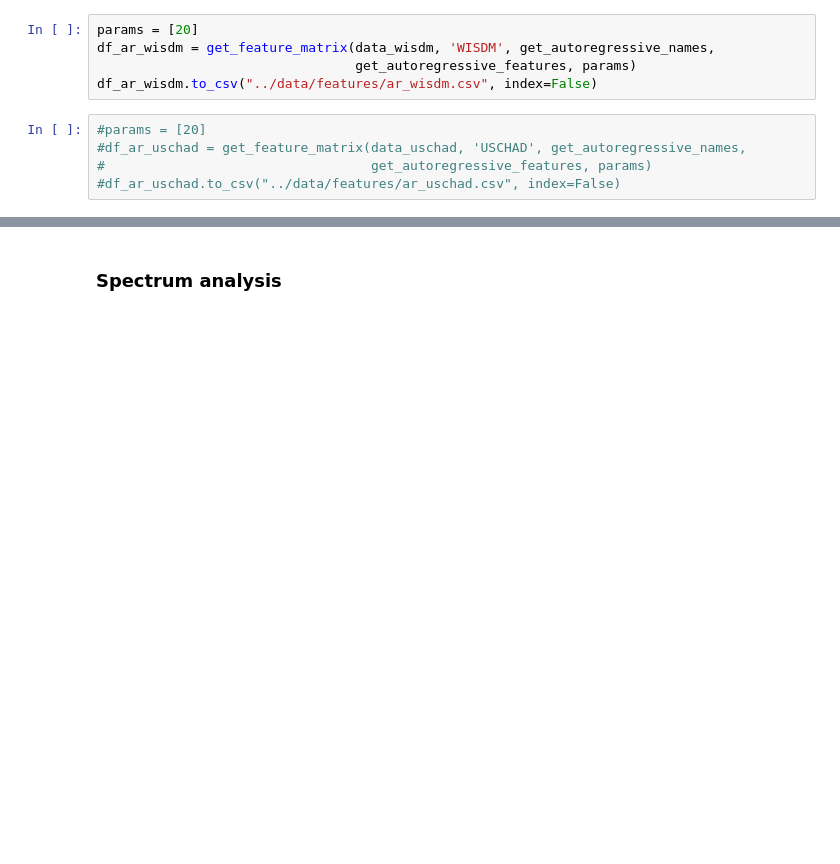
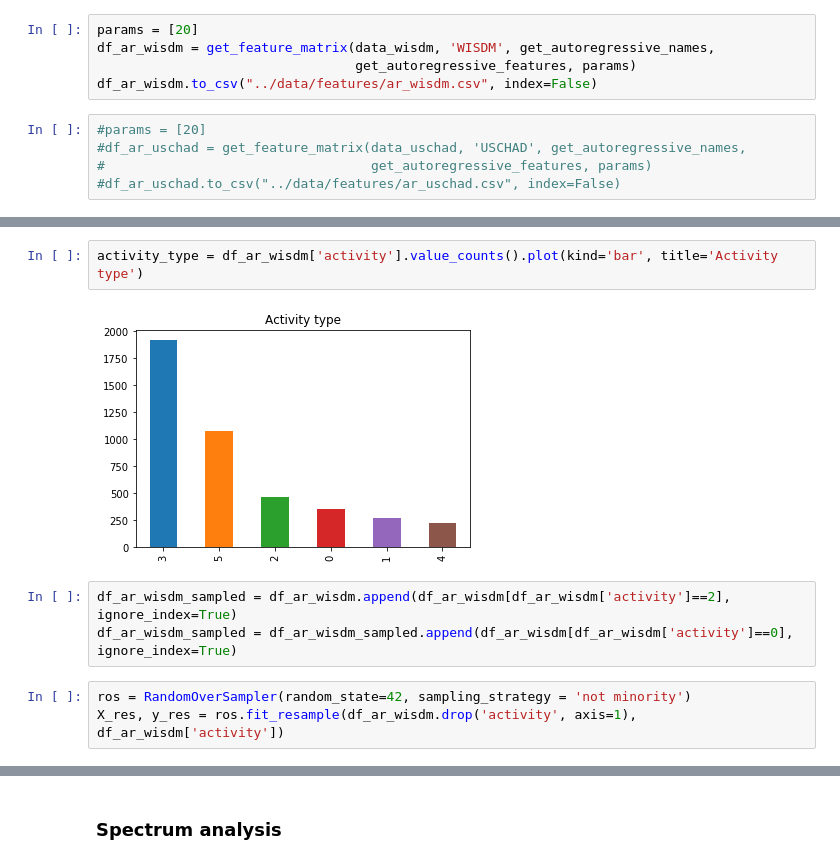
Before and after one commit to Intelligent-Systems-Phystech/2019-Project-8, a Jupyter notebook: code/Basic_code.ipynb, the cells around one changed output, grey strips where cells are left out. Saved outputs shown, nothing was run; the diff lists cells and outputs as text; blank space fills up the shorter version.

```diff
--- a/code/Basic_code.ipynb
+++ b/code/Basic_code.ipynb
@@ -212,0 +218,10 @@ df_ar_wisdm.to_csv("../data/features/ar_wisdm.csv", index=False)
+# %%
+activity_type = df_ar_wisdm['activity'].value_counts().plot(kind='bar', title='Activity type')
+# %% [output]
+[figure, added]
+# %%
+df_ar_wisdm_sampled = df_ar_wisdm.append(df_ar_wisdm[df_ar_wisdm['activity']==2], ignore_index=True)
+df_ar_wisdm_sampled = df_ar_wisdm_sampled.append(df_ar_wisdm[df_ar_wisdm['activity']==0], ignore_index=True)
+# %%
+ros = RandomOverSampler(random_state=42, sampling_strategy = 'not minority')
+X_res, y_res = ros.fit_resample(df_ar_wisdm.drop('activity', axis=1), df_ar_wisdm['activity'])
```
Also changed, not shown: parts of 34 cells of this notebook.
